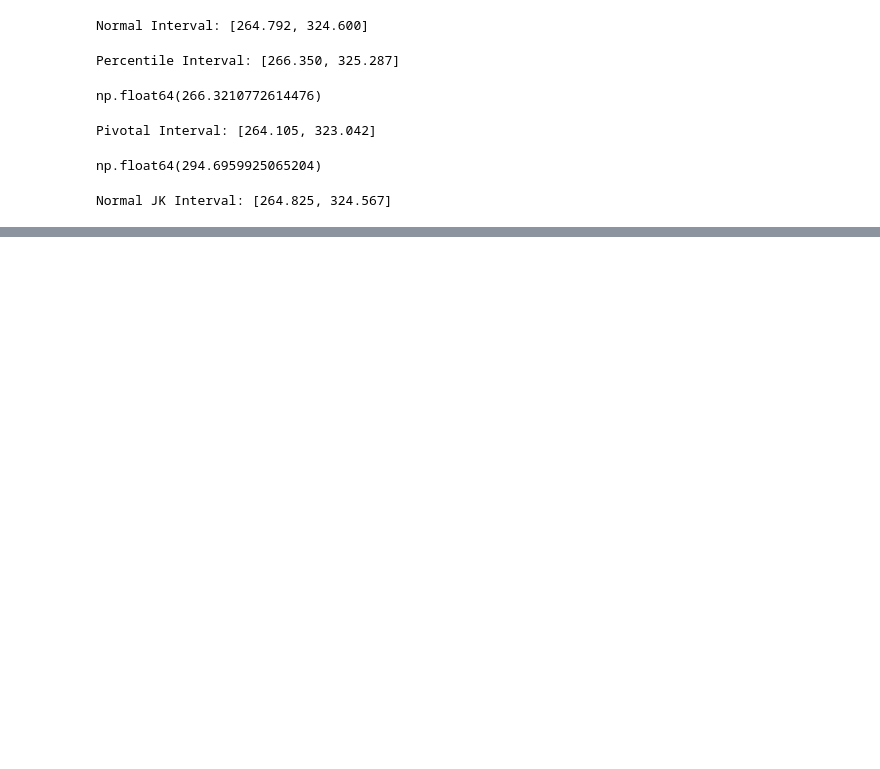
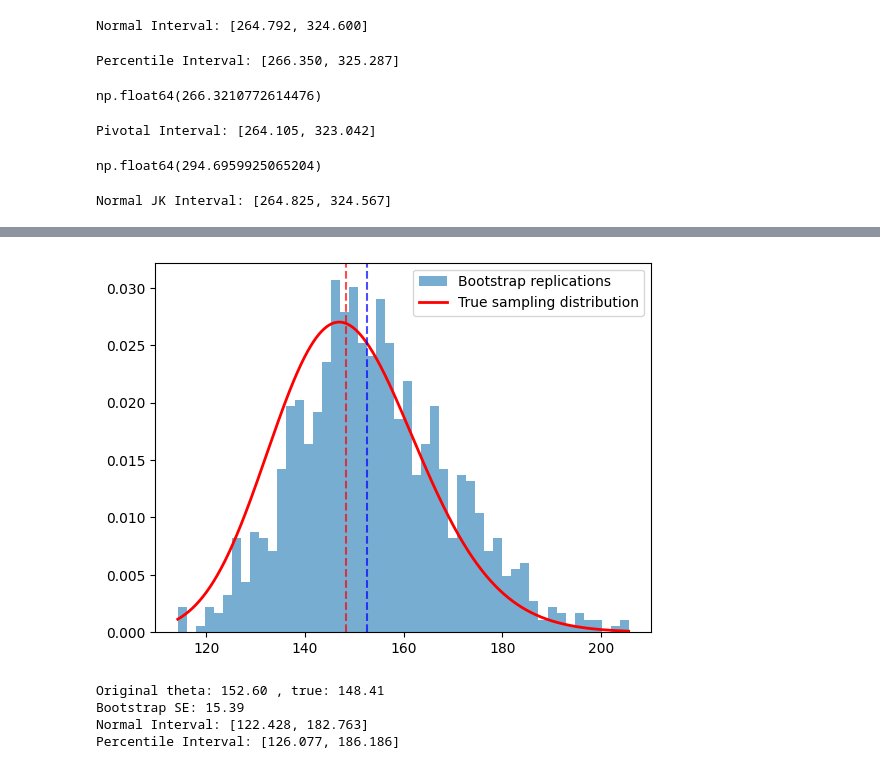
Before and after one commit to kwijik/bayesian, a Jupyter notebook: bootstraping.ipynb, the cells around one changed output, grey strips where cells are left out. Saved outputs shown, nothing was run; the diff lists cells and outputs as text; code cells hidden in the pictures; blank space fills up the shorter version.

Commit message:
estimating lognorm

```diff
--- a/bootstraping.ipynb
+++ b/bootstraping.ipynb
@@ -96,0 +112,4 @@ mean()
+# %%
+mu = 5
+n = 100
+data = np.random.normal(loc=mu, scale=1, size = n)
@@ -96,0 +122,8 @@ mean()
+# %%
+B = 1000
+boot_theta_hats = []
+for _ in range(B):
+    sample = np.random.choice(data, size=n, replace=True)
+    mean_sample = sample.mean()
+    thetha_hat = np.exp(mean_sample)
+    boot_theta_hats.append(thetha_hat)
@@ -96,0 +183,26 @@ mean()
+# %%
+mu_true = 5
+sigma_true = 1
+std_hat = sigma_true/np.sqrt(n)
+x = np.linspace(min(boot_theta_hats), max(boot_theta_hats), 500)
+true_dist = stats.lognorm.pdf(x, s=std_hat, scale=np.exp(mu_true))
+
+plt.hist(boot_theta_hats, bins=50, density=True, alpha=0.6, label='Bootstrap replications')
+plt.plot(x, true_dist, 'r-', linewidth=2, label='True sampling distribution')
+plt.axvline(theta, color='blue', linestyle='--', alpha=0.7)
+plt.axvline(np.exp(mu_true), color='red', linestyle='--', alpha=0.7)
+
+plt.legend()
+plt.show()
+# %% [output]
+[figure, added]
+# %%
+print(f"Original theta: {theta:.2f} , true: {np.exp(5):.2f}")
+print(f"Bootstrap SE: {se_bootstrap:.2f}")
+print(f"Normal Interval: [{left_normal:.3f}, {right_normal:.3f}]")
+print(f"Percentile Interval: [{left_percentile:.3f}, {right_percentile:.3f}]")
+# %% [output]
+Original theta: 152.60 , true: 148.41
+Bootstrap SE: 15.39
+Normal Interval: [122.428, 182.763]
+Percentile Interval: [126.077, 186.186]
```
Also changed, not shown: parts of 8 cells of this notebook.
